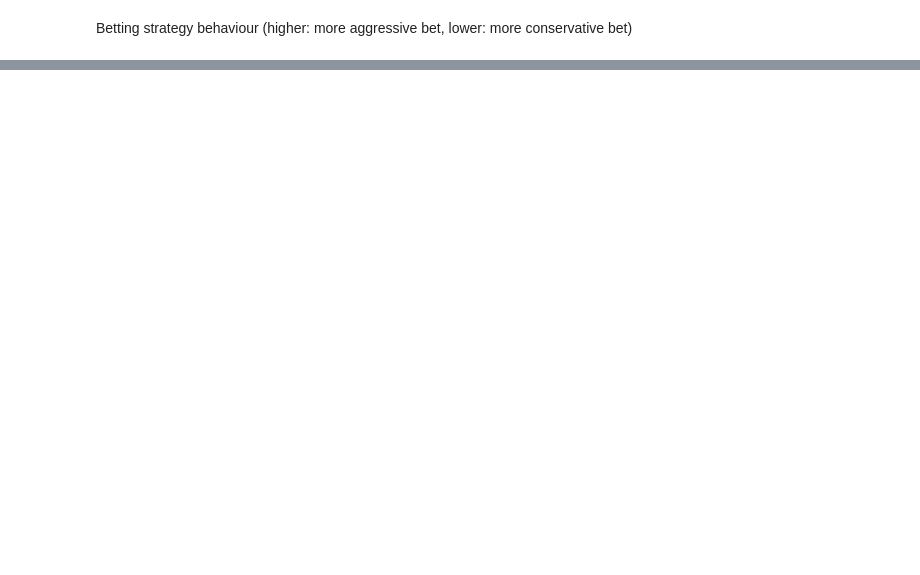
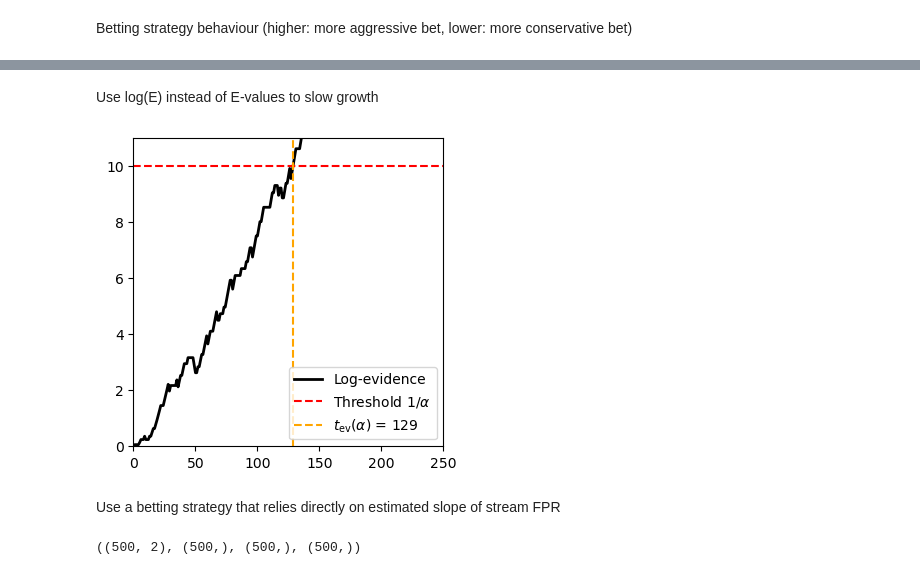
Before and after one commit to alextimans/risk-monitor, a Jupyter notebook: notebooks/evidence_exp2.ipynb, the cells around one changed output, grey strips where cells are left out. Drawn from its saved outputs; the diff is of its cells as text; code cells hidden in the pictures; blank space fills up the shorter version.

```diff
--- a/notebooks/evidence_exp2.ipynb
+++ b/notebooks/evidence_exp2.ipynb
@@ -335,0 +342,46 @@ plt.show()
+# %% [markdown]
+Use log(E) instead of E-values to slow growth
+# %%
+stream_logeval = np.log(stream_eval)
+
+t_ev_candidate = np.where(stream_logeval >= 1/alpha)[0]
+if len(t_ev_candidate) == 0:
+    t_ev = T
+else:
+    t_ev = t_ev_candidate.min()
+
+plt.figure(figsize=(4, 4))
+plt.plot(stream_logeval, label="Log-evidence", color="black", lw=2)
+plt.axhline(y=1/alpha, color="red", linestyle="--", label=r"Threshold $1/\alpha$")
+plt.axvline(x=t_ev, color="orange", linestyle="--", label=r"$t_{\text{ev}}(\alpha)$ = " + str(t_ev))
+plt.ylim(-0.01, 1/alpha + 1)
+plt.xlim(0, 250)
+plt.legend()
+plt.show()
+# %% [output]
+[figure, added]
+# %% [markdown]
+Use a betting strategy that relies directly on estimated slope of stream FPR
+# %%
+N = 500 # calibration samples
+
+cal_x = np.zeros(shape=(N, 2))
+cal_y = np.zeros(N)
+cal_pred = np.zeros(N)
+cal_fpr = np.zeros(N)
+
+# generate data stream
+for n in tqdm(range(0, N), desc="Calibration samples"):
+
+    # sample from reference (calibration) data
+    i = np.random.randint(0, len(X_in_test))
+    cal_x[n] = X_in_test[i]
+    cal_y[n] = Y_in_test[i]
+
+    cal_pred[n] = clf.predict(X_in_test[i].reshape(1, -1))[0]
+    # cal_fpr[n] = np.sum((cal_pred[:n+1] == 1) & (cal_y[:n+1] == 0)) / np.sum(cal_y[:n+1] == 0)
+    cal_fpr[n] = np.sum((cal_pred[:n+1] == 1) & (cal_y[:n+1] == 0)) / np.sum(cal_y == 0)
+
+cal_x.shape, cal_y.shape, cal_pred.shape, cal_fpr.shape
+# %% [output]
+((500, 2), (500,), (500,), (500,))
```
Also changed, not shown: parts of 14 cells of this notebook.
